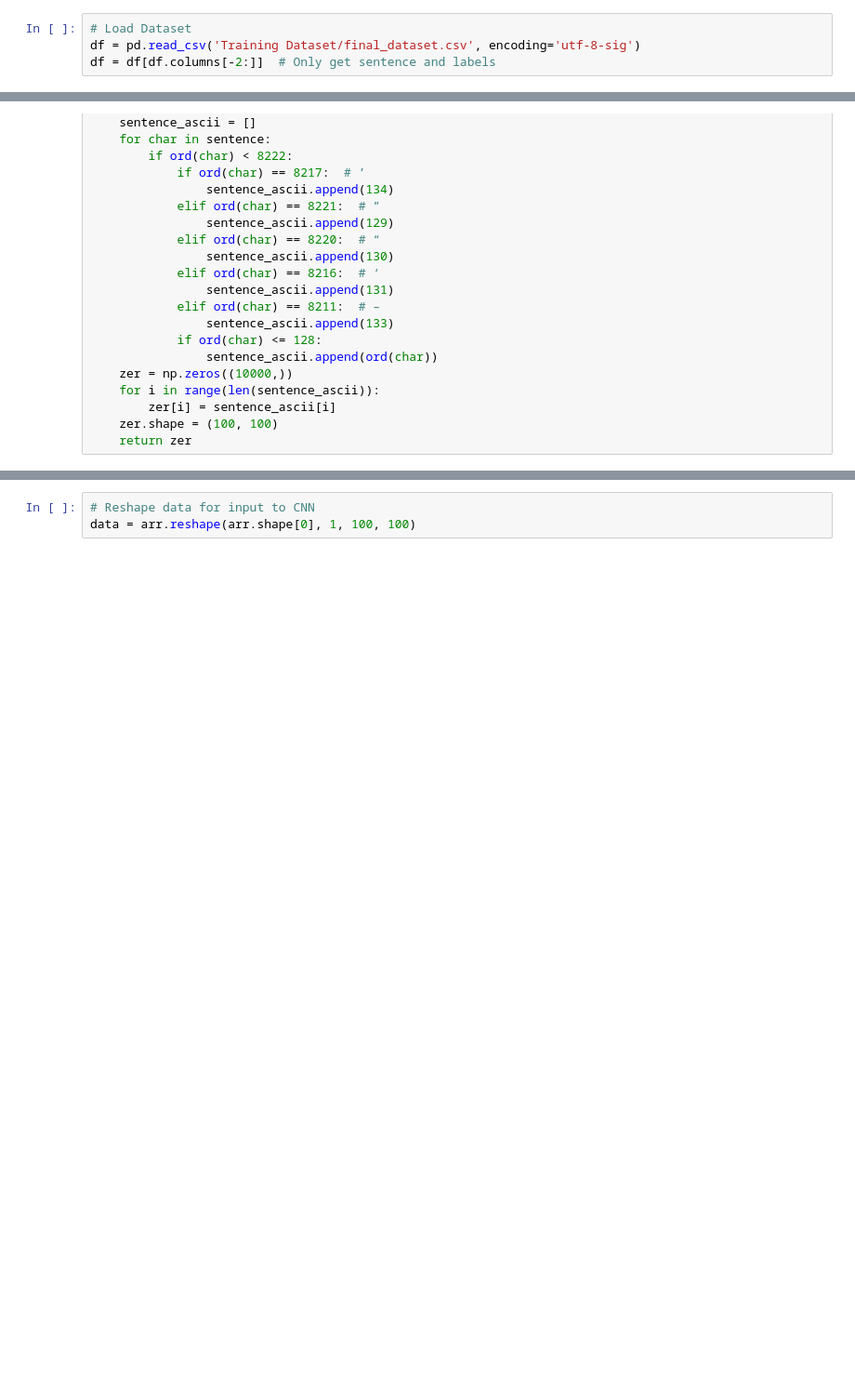
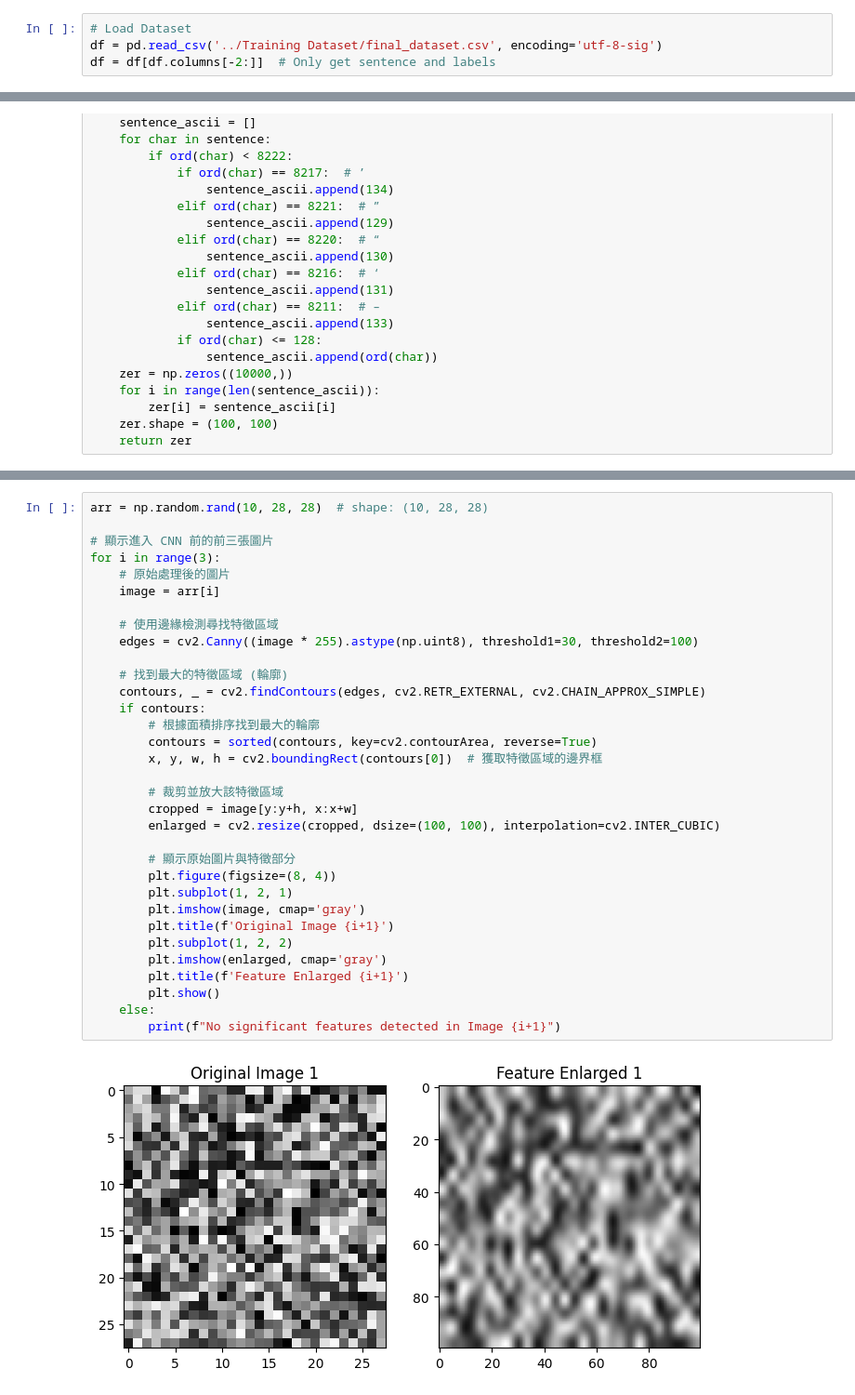
Before and after one commit to Chw41/XSS-detection-model, a Jupyter notebook: CNN/CNN.ipynb, the cells around one changed output, grey strips where cells are left out. Shown at 93% size. Saved outputs shown, nothing was run; the diff lists cells and outputs as text; blank space fills up the shorter version.

```diff
--- a/CNN/CNN.ipynb
+++ b/CNN/CNN.ipynb
@@ -12,7 +12,7 @@ from sklearn.model_selection import train_test_split
 from sklearn.metrics import confusion_matrix, accuracy_score, precision_score, recall_score, f1_score
 # %%
 # Load Dataset
-df = pd.read_csv('Training Dataset/final_dataset.csv', encoding='utf-8-sig')
+df = pd.read_csv('../Training Dataset/final_dataset.csv', encoding='utf-8-sig')
 df = df[df.columns[-2:]]  # Only get sentence and labels
 # %%
 # Get Sentences data from data frame
@@ -83,3 +59,35 @@ for i in range(3):
-# %%
-# Reshape data for input to CNN
-data = arr.reshape(arr.shape[0], 1, 100, 100)
+# %%
+arr = np.random.rand(10, 28, 28)  # shape: (10, 28, 28)
+
+# 顯示進入 CNN 前的前三張圖片
+for i in range(3):
+    # 原始處理後的圖片
+    image = arr[i]
+
+    # 使用邊緣檢測尋找特徵區域
+    edges = cv2.Canny((image * 255).astype(np.uint8), threshold1=30, threshold2=100)
+
+    # 找到最大的特徵區域 (輪廓)
+    contours, _ = cv2.findContours(edges, cv2.RETR_EXTERNAL, cv2.CHAIN_APPROX_SIMPLE)
+    if contours:
+        # 根據面積排序找到最大的輪廓
+        contours = sorted(contours, key=cv2.contourArea, reverse=True)
+        x, y, w, h = cv2.boundingRect(contours[0])  # 獲取特徵區域的邊界框
+
+        # 裁剪並放大該特徵區域
+        cropped = image[y:y+h, x:x+w]
+        enlarged = cv2.resize(cropped, dsize=(100, 100), interpolation=cv2.INTER_CUBIC)
+
+        # 顯示原始圖片與特徵部分
+        plt.figure(figsize=(8, 4))
+        plt.subplot(1, 2, 1)
+        plt.imshow(image, cmap='gray')
+        plt.title(f'Original Image {i+1}')
+        plt.subplot(1, 2, 2)
+        plt.imshow(enlarged, cmap='gray')
+        plt.title(f'Feature Enlarged {i+1}')
+        plt.show()
+    else:
+        print(f"No significant features detected in Image {i+1}")
+# %% [output]
+[figure, added]
```
Also changed, not shown: parts of 9 cells of this notebook, 7 other files.
